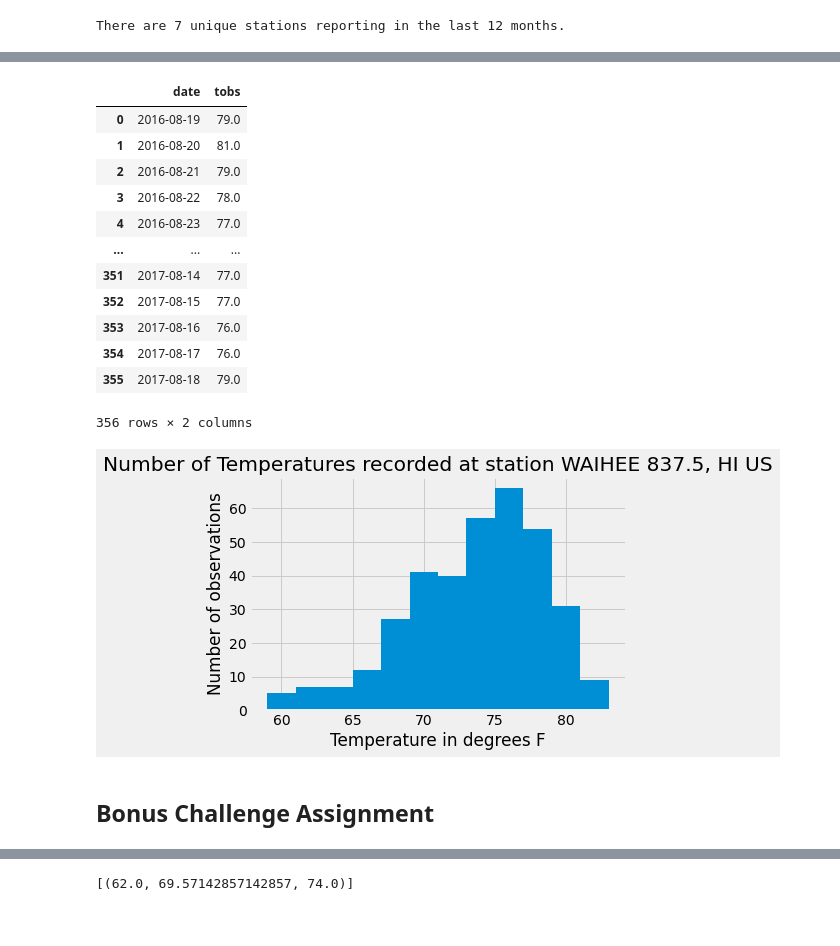
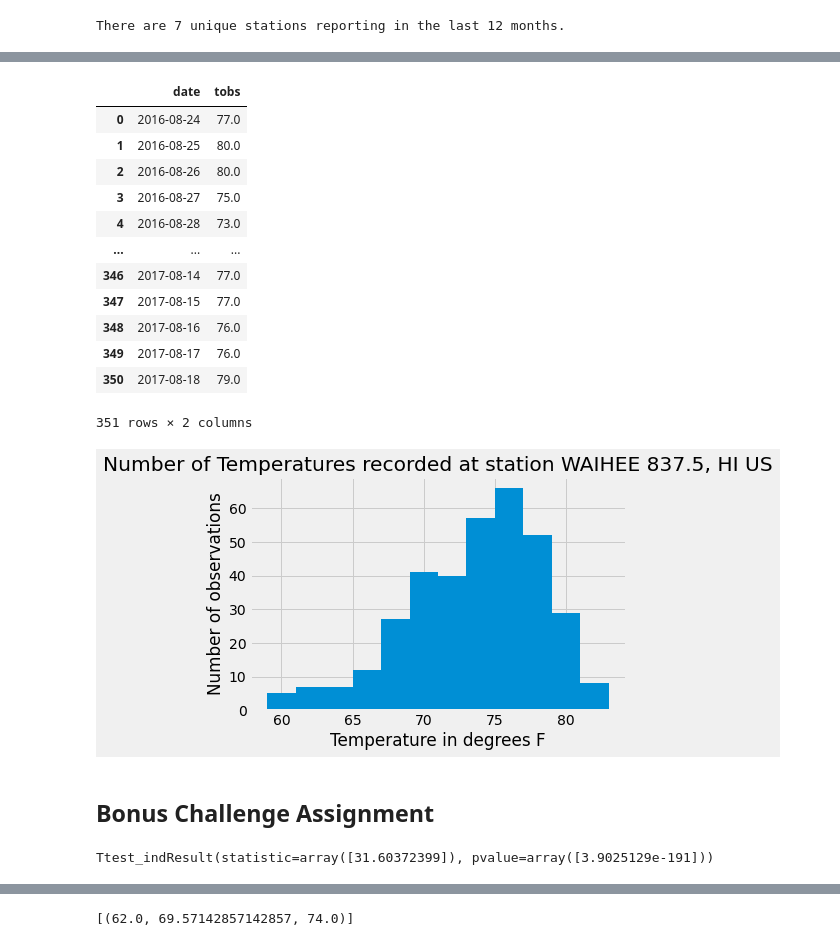
Before and after one commit to JasonAlfred/sqlalchemy-challenge, a Jupyter notebook: climate_starter.ipynb, the cells around one changed output, grey strips where cells are left out. Saved outputs shown, nothing was run; the diff lists cells and outputs as text; code cells hidden in the pictures.

```diff
--- a/climate_starter.ipynb
+++ b/climate_starter.ipynb
@@ -21,7 +23,8 @@ from sqlalchemy import create_engine, func, inspect
 engine = create_engine("sqlite:///Resources/hawaii.sqlite")
 # %%
 # reflect an existing database into a new model
-
+Base = automap_base()
+Base.prepare(engine, reflect=True)
 # reflect the tables
 Base.classes.keys()
 # %% [output]
@@ -108,6 +114,12 @@ summary_stats
 | 50% | 0.020000 |
 | 75% | 0.130000 |
 | max | 6.700000 |
+# %%
+def getLastYearDate():
+    """Function gets max date in dataset and returns a date 12 months in prior for queries"""
+    max_date = session.query(func.max(Measurement.date)).first()
+    d = dt.datetime.strptime(max_date[0], "%Y-%m-%d")
+    return (d - dateutil.relativedelta.relativedelta(months=12)).strftime("%Y-%m-%d")
 # %%
 # Design a query to show how many stations are available in this dataset?
 #Assuming this instruction means that dataset graphed above last 12 months and not
@@ -150,6 +164,6 @@ the lowest recorded temp is 56.0, the highest temp is 87.0 and the average temp
 # Choose the station with the highest number of temperature observations.
 # Query the last 12 months of temperature observation data for this station and plot the results as a histogram
 active_temp_stations = session.query(Measurement.station, func.count(Measurement.station))\
-        .group_by(Measurement.station).order_by(func.count(Measurement.tobs).desc()).all()
+        .group_by(Measurement.station).order_by(func.count(Measurement.tobs).desc()).first()
 active_temp_stations
 # %% [output]
@@ -165,22 +171,22 @@ active_temp_stations
 # %%
-temp_data = session.query(Measurement.date, Measurement.tobs).filter(Measurement.date > '2016-08-18')\
-    .filter(Measurement.station == 'USC00519281').all()
+temp_data = session.query(Measurement.date, Measurement.tobs).filter(Measurement.date > getLastYearDate())\
+    .filter(Measurement.station == active_temp_stations[0]).all()
 temp_df = pd.DataFrame(temp_data)
 temp_df
 # %% [output]
 |  | date | tobs |
-| 0 | 2016-08-19 | 79.0 |
-| 1 | 2016-08-20 | 81.0 |
-| 2 | 2016-08-21 | 79.0 |
-| 3 | 2016-08-22 | 78.0 |
-| 4 | 2016-08-23 | 77.0 |
+| 0 | 2016-08-24 | 77.0 |
+| 1 | 2016-08-25 | 80.0 |
+| 2 | 2016-08-26 | 80.0 |
+| 3 | 2016-08-27 | 75.0 |
+| 4 | 2016-08-28 | 73.0 |
 | ... | ... | ... |
-| 351 | 2017-08-14 | 77.0 |
-| 352 | 2017-08-15 | 77.0 |
-| 353 | 2017-08-16 | 76.0 |
-| 354 | 2017-08-17 | 76.0 |
-| 355 | 2017-08-18 | 79.0 |
+| 346 | 2017-08-14 | 77.0 |
+| 347 | 2017-08-15 | 77.0 |
+| 348 | 2017-08-16 | 76.0 |
+| 349 | 2017-08-17 | 76.0 |
+| 350 | 2017-08-18 | 79.0 |
-356 rows × 2 columns
+351 rows × 2 columns
 # %%
 x = temp_df['tobs']
 plt.hist(x, bins =12)
@@ -189,6 +195,14 @@ plt.xlabel('Temperature in degrees F')
 plt.ylabel('Number of observations')
 plt.show()
 # %% [output]
-[figure, old version]
+[figure, new version]
 # %% [markdown]
 ## Bonus Challenge Assignment
+# %%
+session = Session(engine)
+june_temps = session.query(Measurement.tobs).filter(extract('month', Measurement.date) == 6).all()
+dec_temps = session.query(Measurement.tobs).filter(extract('month', Measurement.date) == 12).all()
+
+stats.ttest_ind(june_temps, dec_temps, equal_var=True)
+# %% [output]
+Ttest_indResult(statistic=array([31.60372399]), pvalue=array([3.9025129e-191]))
```
Also changed, not shown: parts of 15 cells of this notebook, 3 other files.
